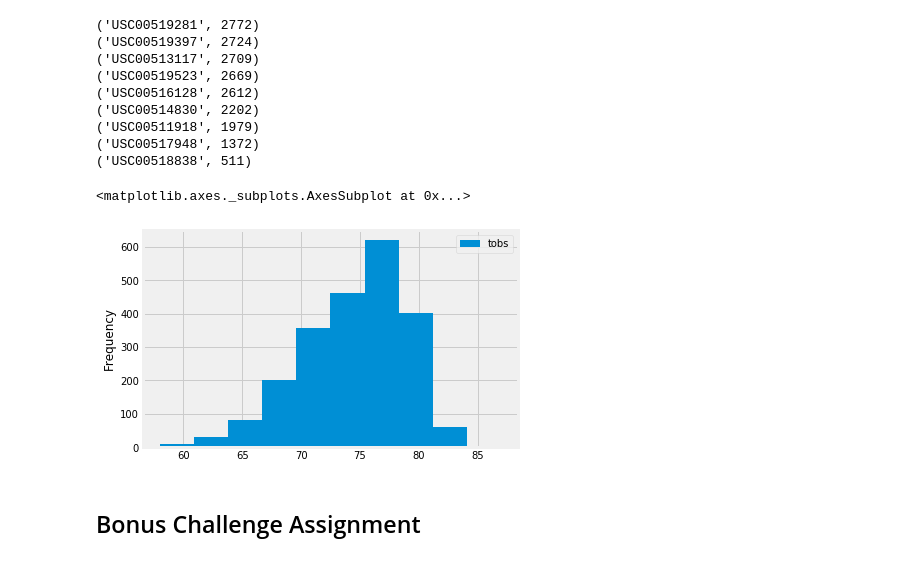
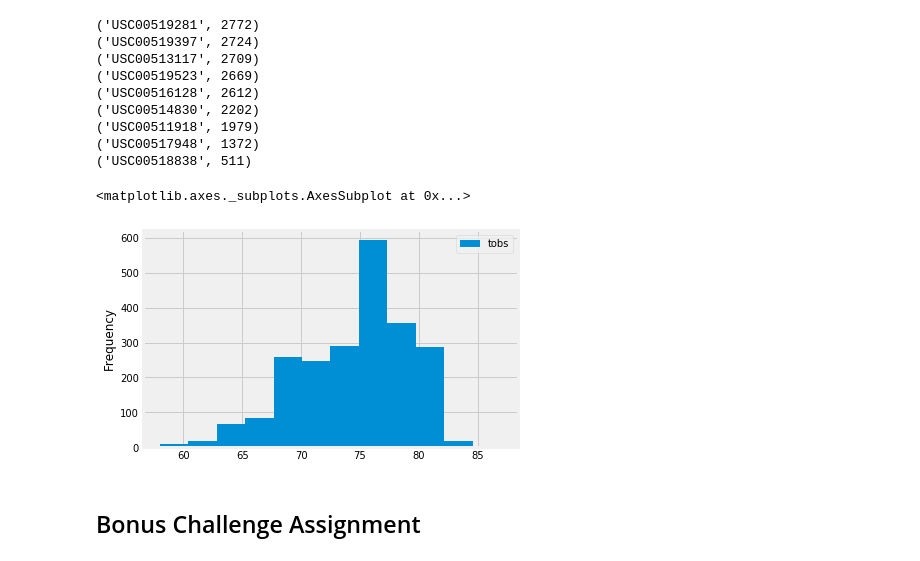
Before and after one commit to clemiblac/sqlalchemy-challenge, a Jupyter notebook: Case_Assignment/climate_starter.ipynb, the cells around one changed output. Saved outputs shown, nothing was run; the diff lists cells and outputs as text; code cells hidden in the pictures.

```diff
--- a/Case_Assignment/climate_starter.ipynb
+++ b/Case_Assignment/climate_starter.ipynb
@@ -270,18 +270,19 @@ for row in HIGHEST_TEMP_OBS:
 # %%
 # Query the last 12 months of temperature observation data for this station and plot the results as a histogram
 results = pd.read_sql("SELECT * FROM Measurement\
                         WHERE date BETWEEN date('2016-08-23') AND date('2017-08-23')\
                         ORDER BY DATE(date)"
                       , conn)
 df=results[["date","tobs"]]
 
 df_new_index=df.set_index("date")
 # Sort the dataframe by date
 sorted_df=df_new_index.sort_values("date")
-sorted_df.plot.hist()
+sorted_df.dropna(inplace=True)
+sorted_df.plot.hist(bins=12)
 # %% [output]
 <matplotlib.axes._subplots.AxesSubplot at 0x...>
-[figure, old version]
+[figure, new version]
 # %% [markdown]
 ## Bonus Challenge Assignment
 # %%
```
Also changed, not shown: 1 other file.
